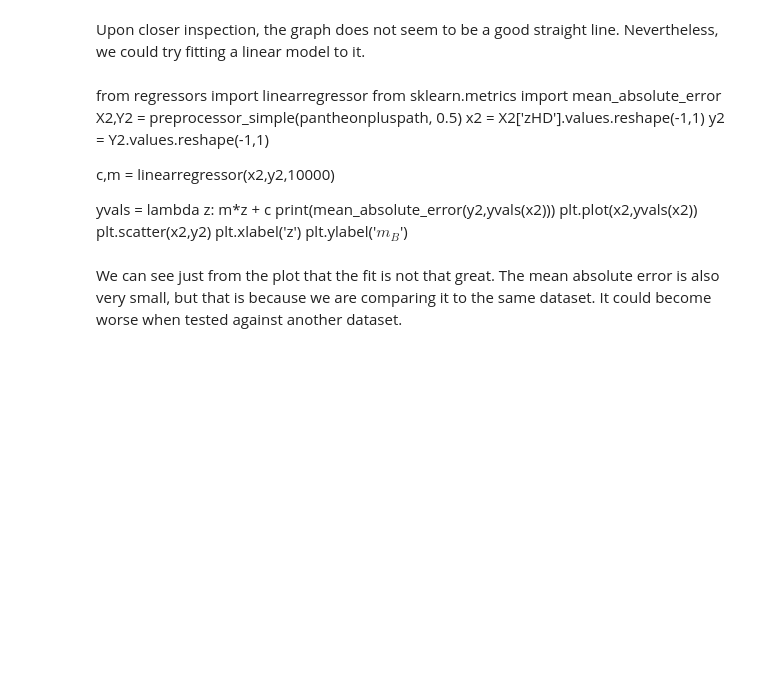
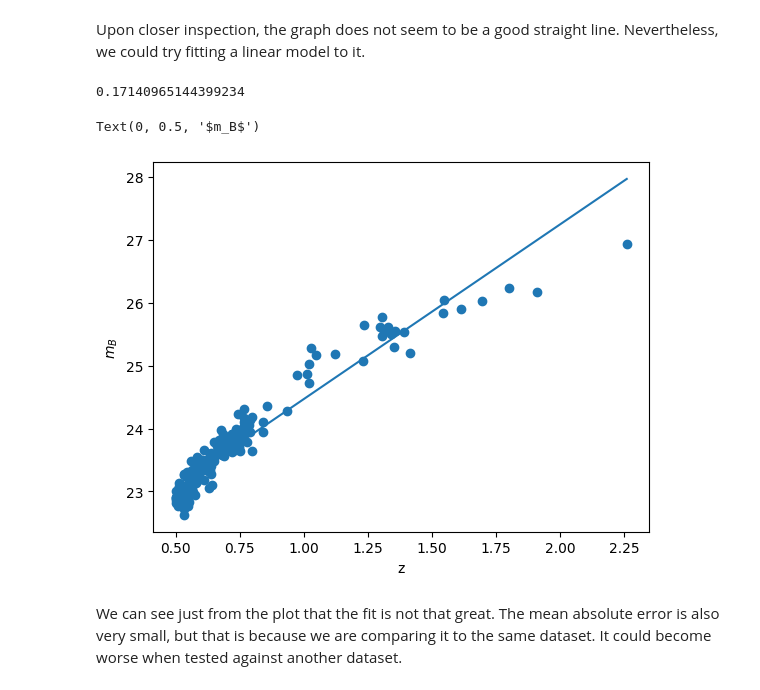
Before and after one commit to sreerag03a/pantheonplus-regression, a Jupyter notebook: notebooks/0_pantheonplus_visualization.ipynb, the cells around one changed output. Saved outputs shown, nothing was run; the diff lists cells and outputs as text; code cells hidden in the pictures; blank space fills up the shorter version.

```diff
--- a/notebooks/0_pantheonplus_visualization.ipynb
+++ b/notebooks/0_pantheonplus_visualization.ipynb
@@ -44,21 +44,25 @@ Text(0, 0.5, '$m_B$')
 [figure]
 # %% [markdown]
 Upon closer inspection, the graph does not seem to be a good straight line. Nevertheless, we could try fitting a linear model to it.
-# %% [markdown]
-from regressors import linearregressor
-from sklearn.metrics import mean_absolute_error
-X2,Y2 = preprocessor_simple(pantheonpluspath, 0.5)
-x2 = X2['zHD'].values.reshape(-1,1)
-y2 = Y2.values.reshape(-1,1)
-
-c,m = linearregressor(x2,y2,10000)
-
-yvals = lambda z: m*z + c
-print(mean_absolute_error(y2,yvals(x2)))
-plt.plot(x2,yvals(x2))
-plt.scatter(x2,y2)
-plt.xlabel('z')
-plt.ylabel('$m_B$')
+# %%
+from regressors import linearregressor
+from sklearn.metrics import mean_absolute_error
+X2,Y2 = preprocessor_simple(pantheonpluspath, 0.5)
+x2 = X2['zHD'].values.reshape(-1,1)
+y2 = Y2.values.reshape(-1,1)
+
+c,m = linearregressor(x2,y2,10000)
+
+yvals = lambda z: m*z + c
+print(mean_absolute_error(y2,yvals(x2)))
+plt.plot(x2,yvals(x2))
+plt.scatter(x2,y2)
+plt.xlabel('z')
+plt.ylabel('$m_B$')
+# %% [output]
+0.17140965144399234
+Text(0, 0.5, '$m_B$')
+[figure, added]
 # %% [markdown]
 We can see just from the plot that the fit is not that great. The mean absolute error is also very small, but that is because we are comparing it to the same dataset. It could become worse when tested against another dataset.
 # %% [markdown]
```
Also changed, not shown: parts of 1 cell of this notebook, 4 other files.
